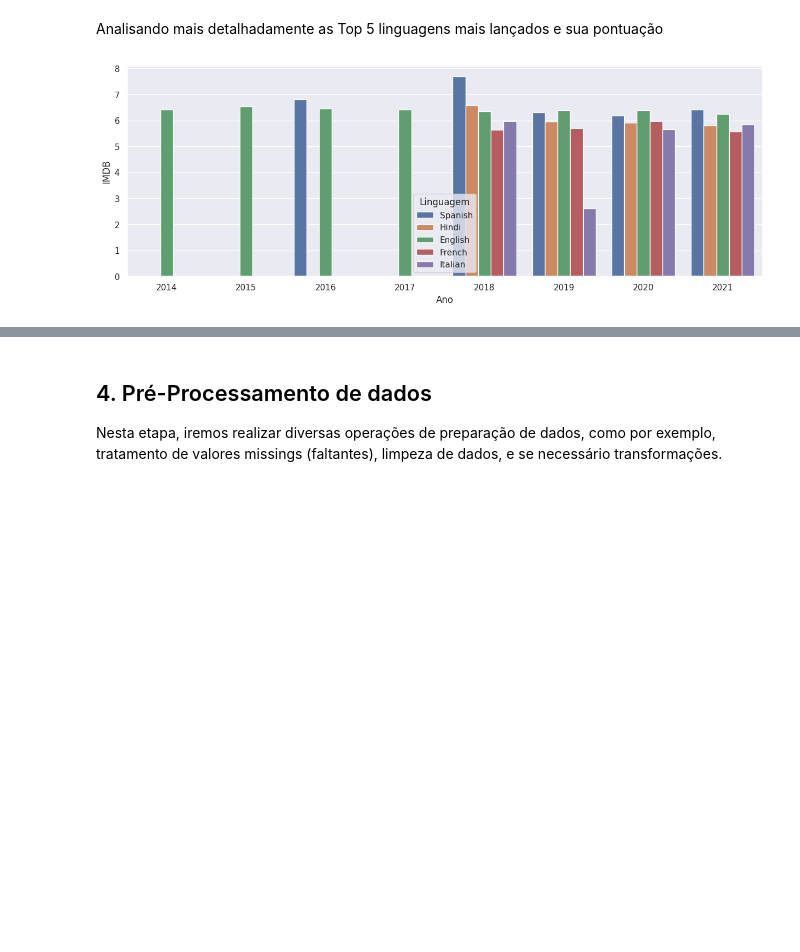
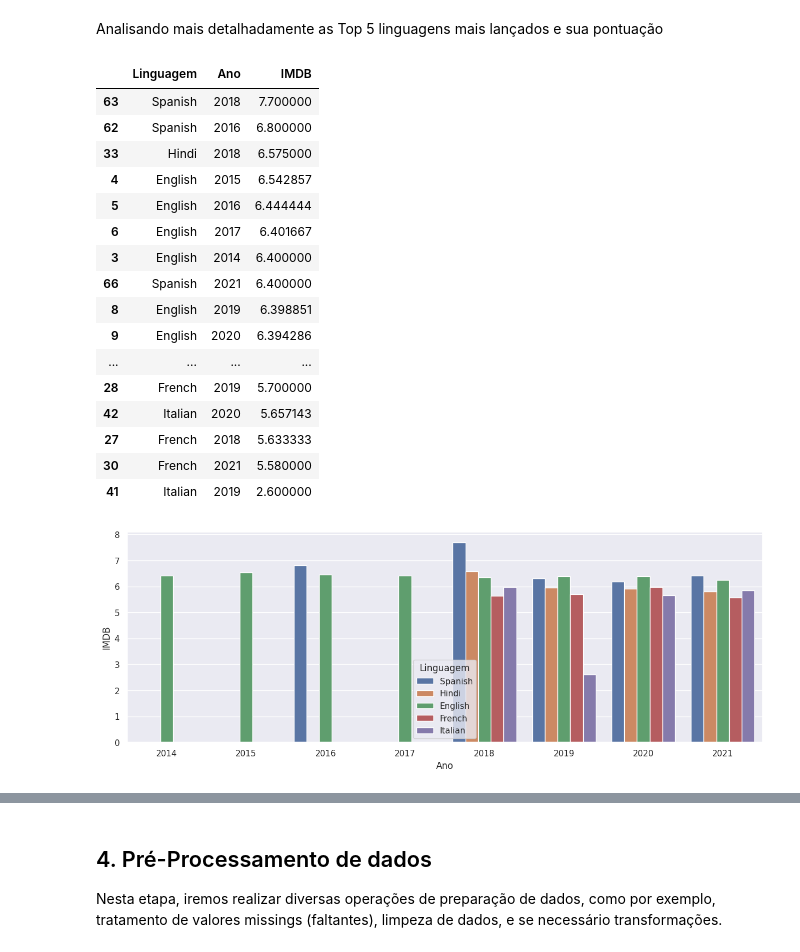
Before and after one commit to rharkovsky/puc_mvp1, a Jupyter notebook: MVP1_Harkovsky4.ipynb, the cells around one changed output, grey strips where cells are left out. Drawn from its saved outputs; the diff is of its cells as text; code cells hidden in the pictures; blank space fills up the shorter version.

```diff
--- a/MVP1_Harkovsky4.ipynb
+++ b/MVP1_Harkovsky4.ipynb
@@ -1117,20 +1133,37 @@ Analisando mais detalhadamente as Top 5 linguagens mais lançados e sua pontuaç
 # %%
 # preparando os gráficos
 plt.figure(figsize= (15, 5))
 
 # media geral de pontuação agrupada por genero e ano
 avg_rating_df = ds.groupby(['Linguagem','Ano'], as_index = False)['IMDB'].mean().sort_values('IMDB', ascending=False)
 # Principais Linguagem
 top_df = ds.groupby(['Linguagem'], as_index = False)['Titulo'].count().sort_values('Titulo', ascending=False)
 top_df = top_df[0:5] # principais Linguagem
 
 # restringindo as principais Linguagens
 avg_rating_top_df = avg_rating_df[(avg_rating_df['Linguagem'].isin(top_df['Linguagem']) == True)]
-#display(avg_rating_top_df )
+display(avg_rating_top_df )
 sns.barplot(data=avg_rating_top_df, x="Ano", y="IMDB", hue="Linguagem")
 
 # apresntando os gráficos
 plt.subplots_adjust(hspace=0.6);
 plt.show()
 # %% [output]
+|  | Linguagem | Ano | IMDB |
+| 63 | Spanish | 2018 | 7.700000 |
+| 62 | Spanish | 2016 | 6.800000 |
+| 33 | Hindi | 2018 | 6.575000 |
+| 4 | English | 2015 | 6.542857 |
+| 5 | English | 2016 | 6.444444 |
+| 6 | English | 2017 | 6.401667 |
+| 3 | English | 2014 | 6.400000 |
+| 66 | Spanish | 2021 | 6.400000 |
+| 8 | English | 2019 | 6.398851 |
+| 9 | English | 2020 | 6.394286 |
+| ... | ... | ... | ... |
+| 28 | French | 2019 | 5.700000 |
+| 42 | Italian | 2020 | 5.657143 |
+| 27 | French | 2018 | 5.633333 |
+| 30 | French | 2021 | 5.580000 |
+| 41 | Italian | 2019 | 2.600000 |
 [figure]
```
Also changed, not shown: parts of 9 cells of this notebook.
